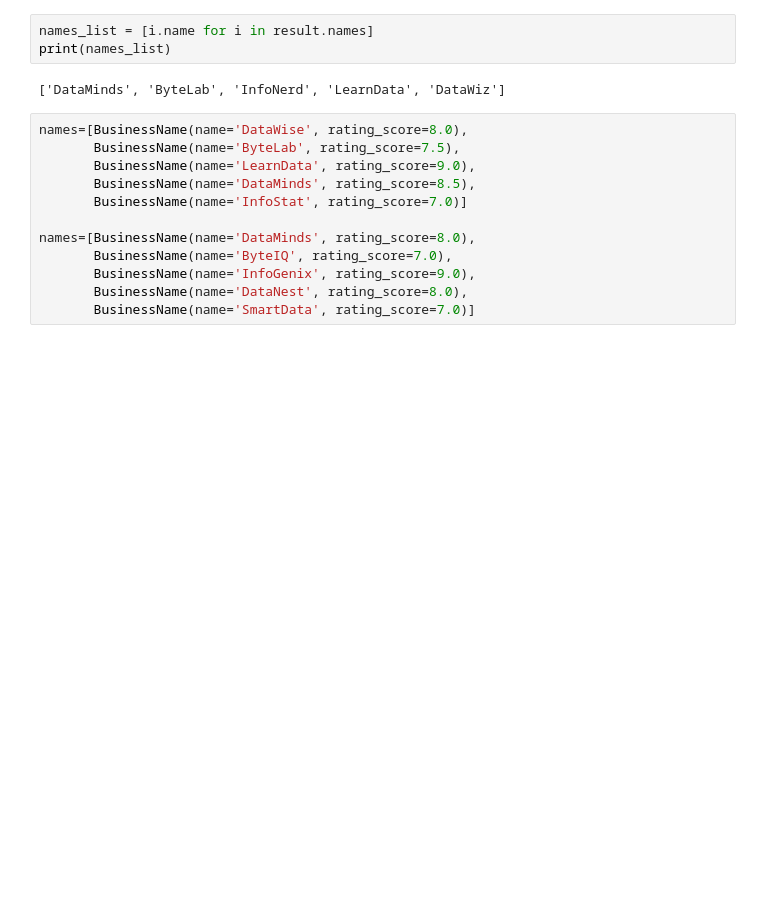
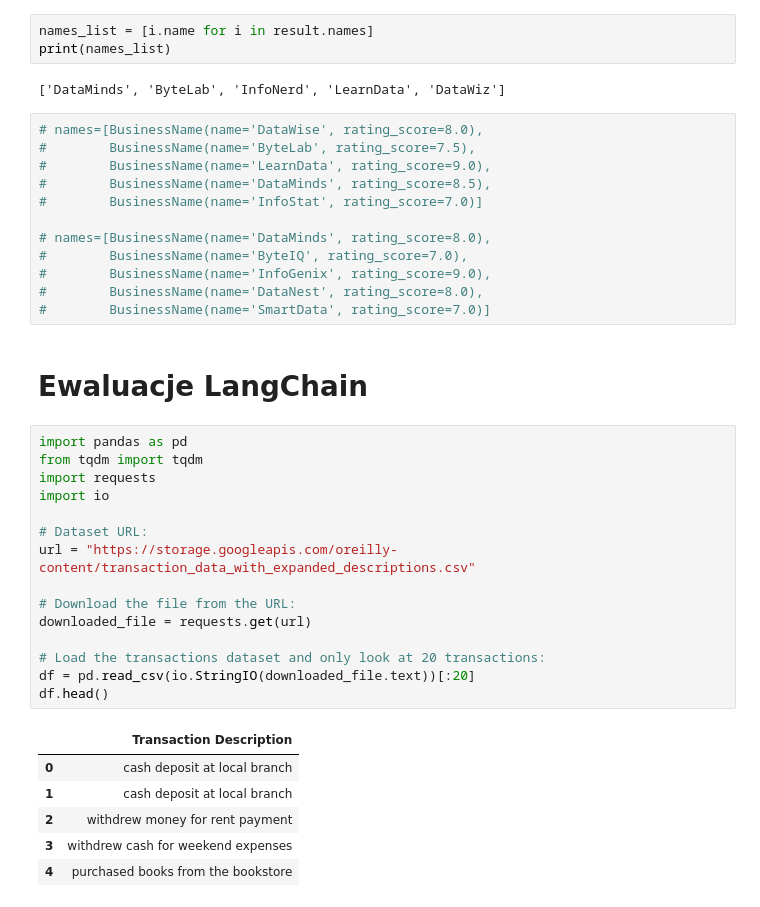
Before and after one commit to url-github/Prompt-Engineering, a Jupyter notebook: rozdzial_4/notebook.ipynb, the cells around one changed output. Drawn from its saved outputs; the diff is of its cells as text; blank space fills up the shorter version.

```diff
--- a/rozdzial_4/notebook.ipynb
+++ b/rozdzial_4/notebook.ipynb
@@ -480,14 +480,38 @@ print(names_list)
 # %% [output]
 ['DataMinds', 'ByteLab', 'InfoNerd', 'LearnData', 'DataWiz']
 # %%
-names=[BusinessName(name='DataWise', rating_score=8.0),
-       BusinessName(name='ByteLab', rating_score=7.5),
-       BusinessName(name='LearnData', rating_score=9.0),
-       BusinessName(name='DataMinds', rating_score=8.5),
-       BusinessName(name='InfoStat', rating_score=7.0)]
+# names=[BusinessName(name='DataWise', rating_score=8.0),
+#        BusinessName(name='ByteLab', rating_score=7.5),
+#        BusinessName(name='LearnData', rating_score=9.0),
+#        BusinessName(name='DataMinds', rating_score=8.5),
+#        BusinessName(name='InfoStat', rating_score=7.0)]
 
-names=[BusinessName(name='DataMinds', rating_score=8.0),
-       BusinessName(name='ByteIQ', rating_score=7.0),
-       BusinessName(name='InfoGenix', rating_score=9.0),
-       BusinessName(name='DataNest', rating_score=8.0),
-       BusinessName(name='SmartData', rating_score=7.0)]
+# names=[BusinessName(name='DataMinds', rating_score=8.0),
+#        BusinessName(name='ByteIQ', rating_score=7.0),
+#        BusinessName(name='InfoGenix', rating_score=9.0),
+#        BusinessName(name='DataNest', rating_score=8.0),
+#        BusinessName(name='SmartData', rating_score=7.0)]
+# %% [markdown]
+# Ewaluacje LangChain
+# %%
+import pandas as pd
+from tqdm import tqdm
+import requests
+import io
+
+# Dataset URL:
+url = "https://storage.googleapis.com/oreilly-content/transaction_data_with_expanded_descriptions.csv"
+
+# Download the file from the URL:
+downloaded_file = requests.get(url)
+
+# Load the transactions dataset and only look at 20 transactions:
+df = pd.read_csv(io.StringIO(downloaded_file.text))[:20]
+df.head()
+# %% [output]
+|  | Transaction Description |
+| 0 | cash deposit at local branch |
+| 1 | cash deposit at local branch |
+| 2 | withdrew money for rent payment |
+| 3 | withdrew cash for weekend expenses |
+| 4 | purchased books from the bookstore |
```
Also changed, not shown: parts of 3 cells of this notebook, 5 other files.
